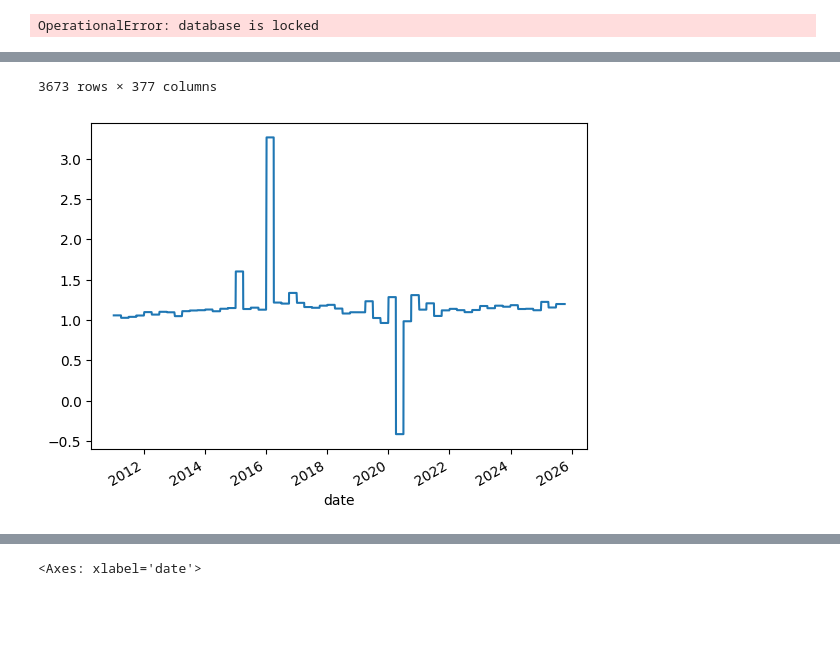
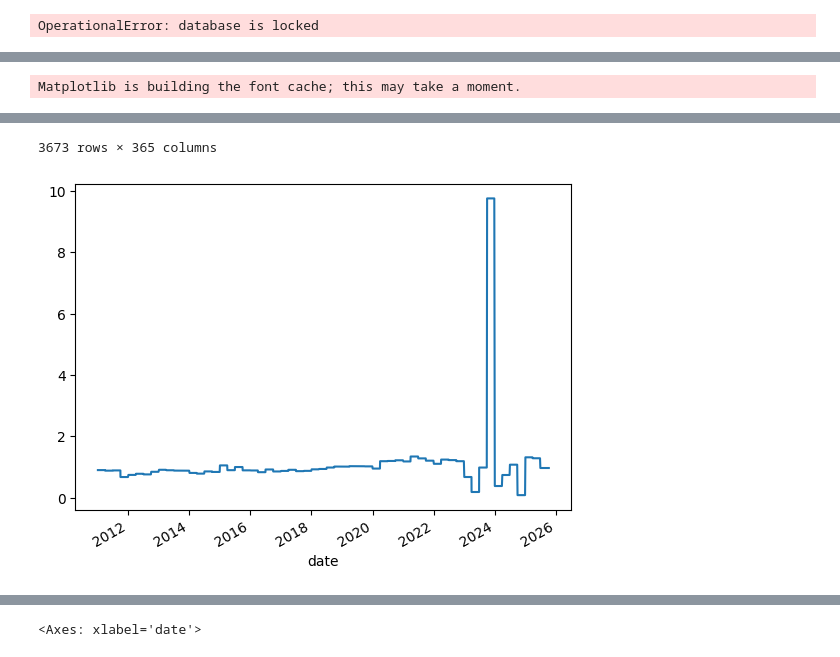
Before and after one commit to faustostangler/FLY, a Jupyter notebook: playgroung.ipynb, the cells around one changed output, grey strips where cells are left out. Saved outputs shown, nothing was run; the diff lists cells and outputs as text; code cells hidden in the pictures; blank space fills up the shorter version.

```diff
--- a/playgroung.ipynb
+++ b/playgroung.ipynb
@@ -1342,10 +1342,11 @@ import matplotlib
 # %%
 df.to_csv('cache.csv')
 # %%
-df = pd.read_parquet(r'D:\\Fausto Stangler\\Documentos\\Python\\FLY\\data\\cache\\017e626d53b4b2a4237dcc0075ef62a2eeebfa0f95a3ac63dccaf6709c0b3409.parquet')
+df = pd.read_parquet(r"D:\Fausto Stangler\Documents\Python\FLY\data\cache\AMERICANAS-SA\0d4c08d24596751f20bf4024227847f06ea4ff61252bd6400e163dc66f9805a7.parquet")
 # df['30.02 - Valor de Mercado Adicionado (MVA)'].plot()
 df['18.03 - Valor Adicionado Bruto por Valor Agregado'].plot()
 df
 # %% [output]
+Matplotlib is building the font cache; this may take a moment.
 |  | nsd | company_name | version | 00.01.01 - Ações ON Circulação - ... | 00.01.02 - Ações PN Circulação - ... | 00.02.01 - Ações ON Tesouraria - ... | ... |
 | date |  |  |  |  |  |  | ... |
@@ -1363,2 +1364,2 @@ df
-3673 rows × 377 columns
+3673 rows × 365 columns
-[figure, old version]
+[figure, new version]
```
Also changed, not shown: parts of 3 cells of this notebook, 1 other file.
